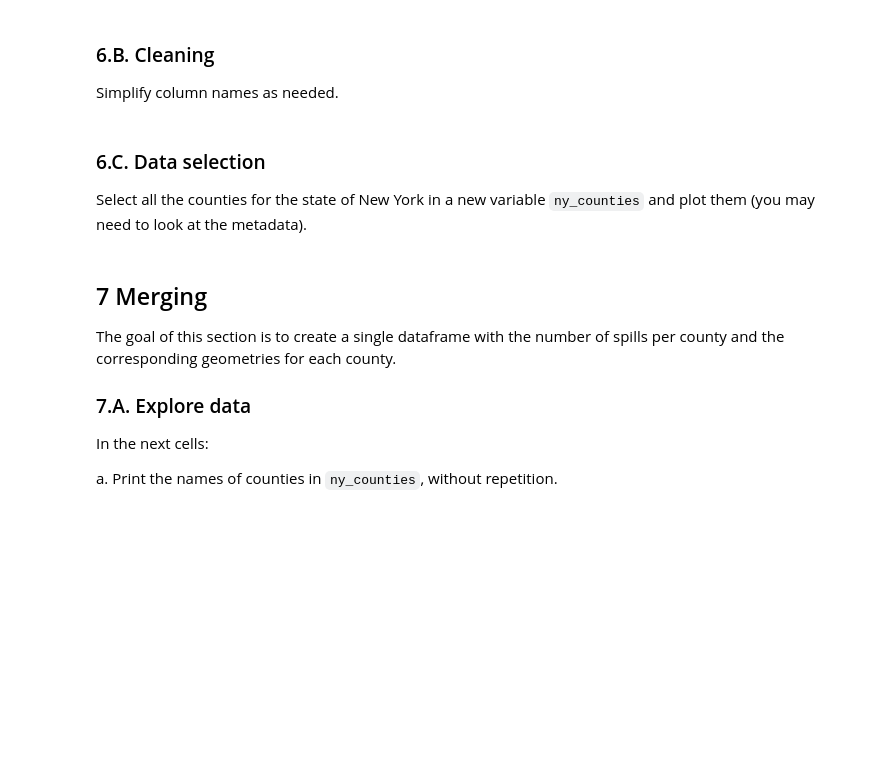
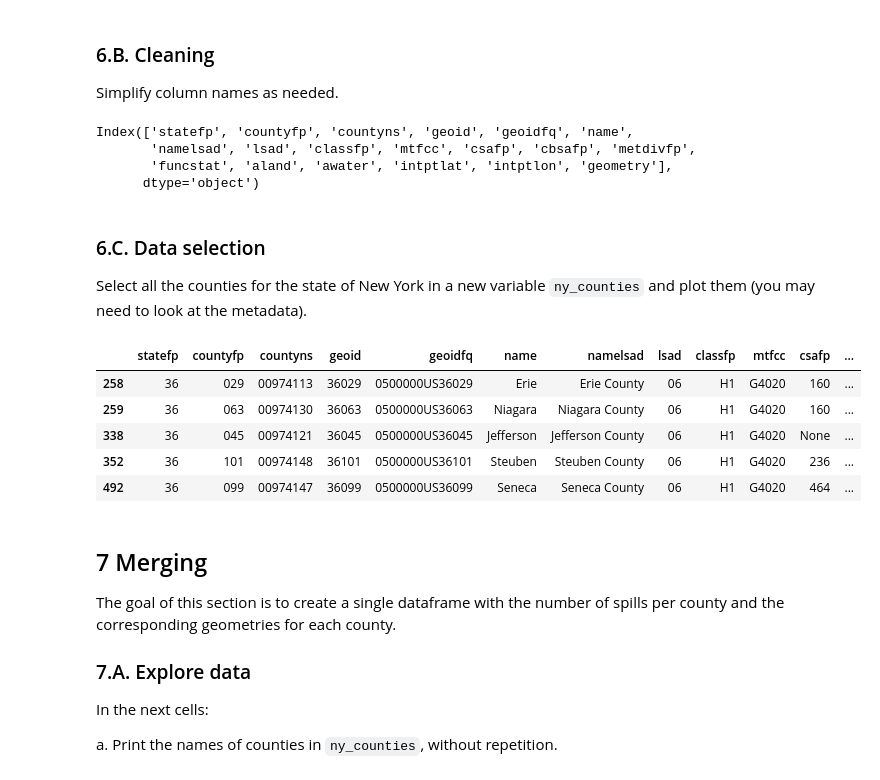
Before and after one commit to ssoriano22/eds220-hwk3, a Jupyter notebook: hwk3-task2-spills.ipynb, the cells around one changed output. Saved outputs shown, nothing was run; the diff lists cells and outputs as text; code cells hidden in the pictures; blank space fills up the shorter version.

```diff
--- a/hwk3-task2-spills.ipynb
+++ b/hwk3-task2-spills.ipynb
@@ -535,6 +535,15 @@ counties.plot()
 ### 6.B. Cleaning
 
 Simplify column names as needed.
+# %%
+# Simplify counties column names
+counties.columns = counties.columns.str.lower() # Lowercase
+counties.columns
+# %% [output]
+Index(['statefp', 'countyfp', 'countyns', 'geoid', 'geoidfq', 'name',
+       'namelsad', 'lsad', 'classfp', 'mtfcc', 'csafp', 'cbsafp', 'metdivfp',
+       'funcstat', 'aland', 'awater', 'intptlat', 'intptlon', 'geometry'],
+      dtype='object')
 # %% [markdown]
 <!-- END QUESTION -->
 
@@ -543,6 +552,18 @@ Simplify column names as needed.
 ### 6.C. Data selection
 
 Select all the counties for the state of New York in a new variable `ny_counties` and plot them (you may need to look at the metadata).
+# %%
+# Create NY subset of counties - NY STATEFP = 36 according to metadata
+ny_counties = counties.loc[counties['statefp'] == "36"]
+# Confirm selection was applied
+ny_counties.head()
+# %% [output]
+|  | statefp | countyfp | countyns | geoid | geoidfq | name | namelsad | lsad | classfp | mtfcc | csafp | ... |
+| 258 | 36 | 029 | 00974113 | 36029 | 0500000US36029 | Erie | Erie County | 06 | H1 | G4020 | 160 | ... |
+| 259 | 36 | 063 | 00974130 | 36063 | 0500000US36063 | Niagara | Niagara County | 06 | H1 | G4020 | 160 | ... |
+| 338 | 36 | 045 | 00974121 | 36045 | 0500000US36045 | Jefferson | Jefferson County | 06 | H1 | G4020 | None | ... |
+| 352 | 36 | 101 | 00974148 | 36101 | 0500000US36101 | Steuben | Steuben County | 06 | H1 | G4020 | 236 | ... |
+| 492 | 36 | 099 | 00974147 | 36099 | 0500000US36099 | Seneca | Seneca County | 06 | H1 | G4020 | 464 | ... |
 # %% [markdown]
 <!-- END QUESTION -->
 
```
